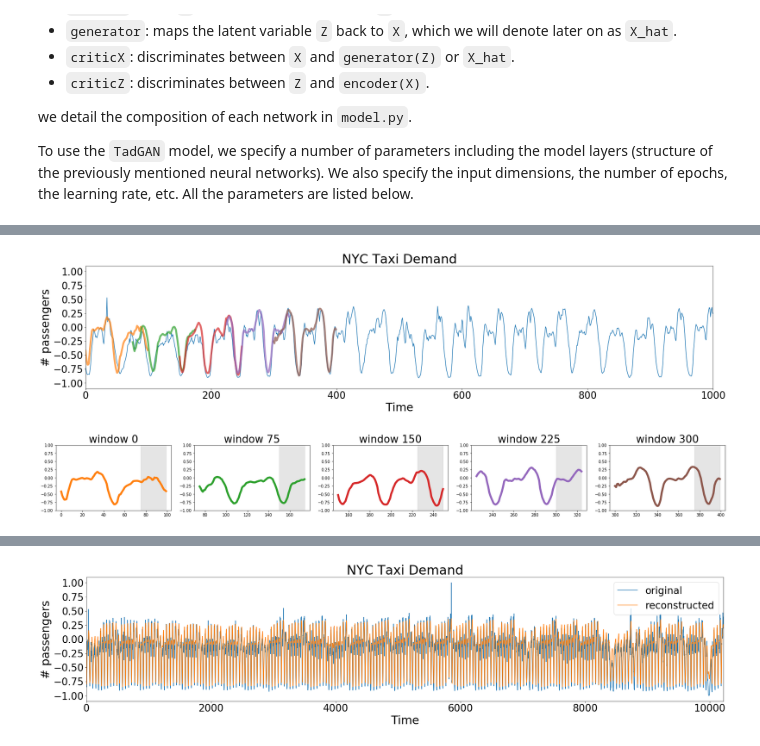
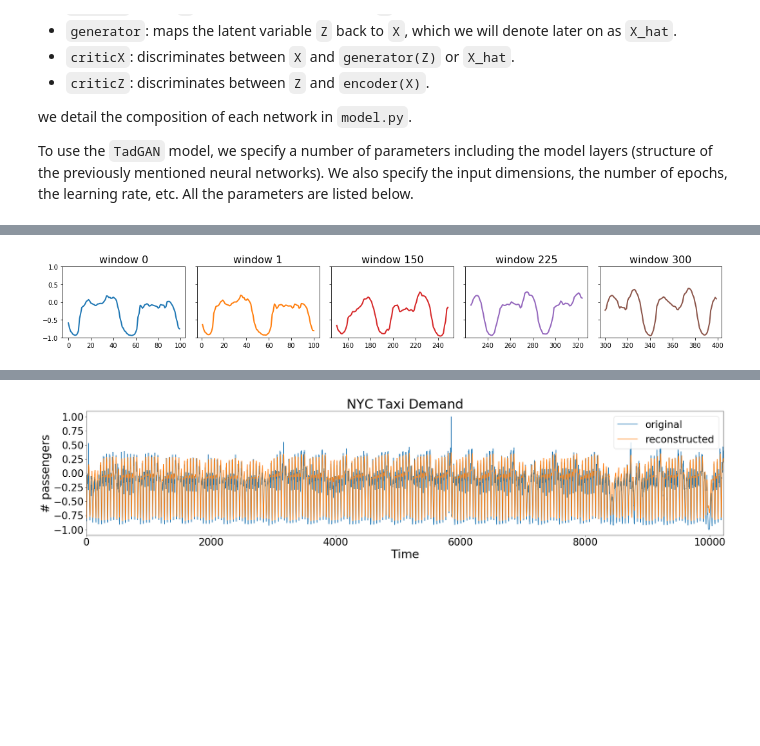
Before and after one commit to sintel-dev/Orion, a Jupyter notebook: notebooks/tulog/Tulog.ipynb, the cells around one changed output, grey strips where cells are left out. Drawn from its saved outputs; the diff is of its cells as text; code cells hidden in the pictures; blank space fills up the shorter version.

```diff
--- a/notebooks/tulog/Tulog.ipynb
+++ b/notebooks/tulog/Tulog.ipynb
@@ -355,12 +357,11 @@ Epoch: 100/100, [Dx loss: [-1.5324621e-01 -1.0091772e+02  1.0064713e+02  1.17321
 # %%
 # reconstruct
 X_hat, critic = tgan.predict(X)
 
 # visualize X_hat
-plot_rws(X_hat, y)
+plot_rws(X_hat)
 # %% [output]
-[figure, old version]
+[figure, new version]
-[figure, removed]
 # %% [markdown]
 To reassemble or “unroll” the predicted signal `X_hat` we can choose different aggregation methods (e.g., mean, max, etc). In our implementation, we chose it to as the median value.
 
```
Also changed, not shown: parts of 3 cells of this notebook, 1 other file.
